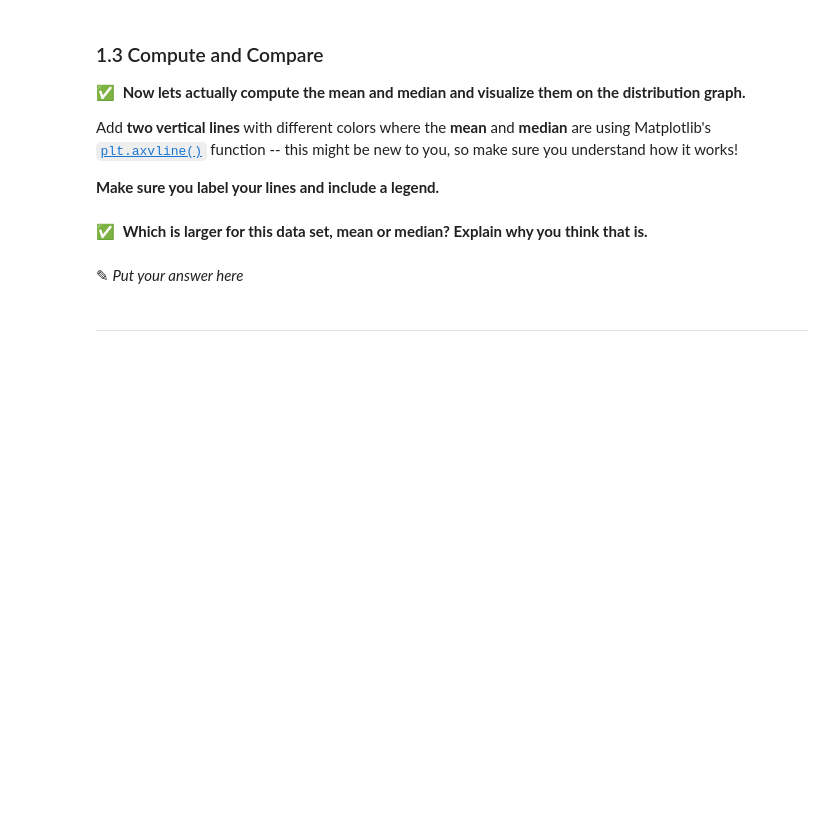
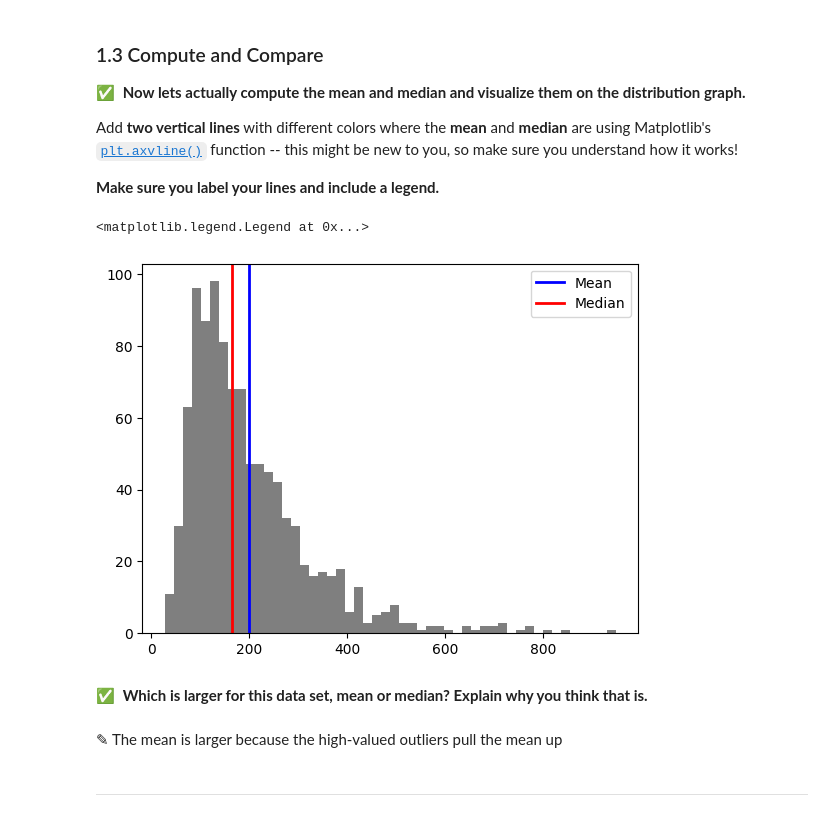
Before and after one commit to andrew-koren/cautious-adventure, a Jupyter notebook: my shit/cmse/Day-10_In-Class_GDP-STUDENT.ipynb, the cells around one changed output. Cells and saved outputs as stored; diff of their text form; code cells hidden in the pictures; blank space fills up the shorter version.

```diff
--- a/my shit/cmse/Day-10_In-Class_GDP-STUDENT.ipynb
+++ b/my shit/cmse/Day-10_In-Class_GDP-STUDENT.ipynb
@@ -111,13 +127,19 @@ Add **two vertical lines** with different colors where the **mean** and **median
 # %%
 hist = plt.hist(random_distribution,bins=50,color="k",alpha=0.5)
 # Add your additional plotting commands here
 
+
 # The following line is provided to help get you started, you need to decide what to use for the "x" argument
-#plt.axvline(x=?,linewidth=2, color='r',label = "Median")
+plt.axvline(np.mean(random_distribution),linewidth=2, color='b',label = "Mean")
+plt.axvline(np.median(random_distribution),linewidth=2, color='r',label = "Median")
+plt.legend()
+# %% [output]
+<matplotlib.legend.Legend at 0x...>
+[figure, added]
 # %% [markdown]
 &#9989;&nbsp; **Which is larger for this data set, mean or median? Explain why you think that is.**
-# %% [markdown]
-<font size=+3>&#9998;</font> *Put your answer here*
+# %% [markdown]
+<font size=+3>&#9998;</font> The mean is larger because the high-valued outliers pull the mean up
 # %% [markdown]
 ---
 # %% [markdown]
```
Also changed, not shown: parts of 13 cells of this notebook, 1 other file.
